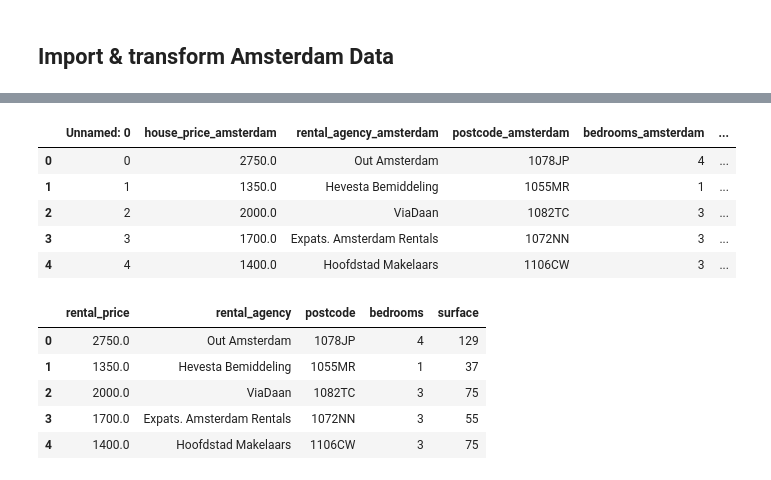
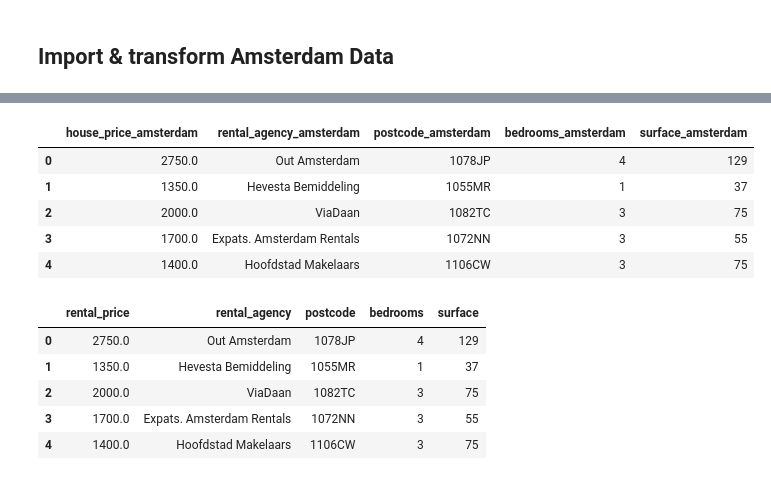
Before and after one commit to alinedintino/Project_2_Amsterdam_dataptams2020, a Jupyter notebook: your-project/Analysis_Rianne_clean.ipynb, the cells around one changed output, grey strips where cells are left out. Drawn from its saved outputs; the diff is of its cells as text; code cells hidden in the pictures.

```diff
--- a/your-project/Analysis_Rianne_clean.ipynb
+++ b/your-project/Analysis_Rianne_clean.ipynb
@@ -12,0 +11,4 @@ os.getcwd()
+# %%
+#'mysql+pymysql://[USER]:[PASSWORD]@localhost/[NAME DB]'
+engine = create_engine('mysql+pymysql://root:DataAnalytics2020!@localhost/Amsterdam_project')
+pd.read_sql_query('SHOW tables', engine)
@@ -13,15 +22,15 @@ os.getcwd()
+# %%
+adam = pd.read_sql_query('SELECT * FROM rental_ams', engine)
 # %%
-adam = pd.read_csv('..\\data\\rental_data_amsterdam_final.csv')
-
 #Inspect data
 adam.head()
 # %% [output]
-|  | Unnamed: 0 | house_price_amsterdam | rental_agency_amsterdam | postcode_amsterdam | bedrooms_amsterdam | ... |
-| 0 | 0 | 2750.0 | Out Amsterdam | 1078JP | 4 | ... |
-| 1 | 1 | 1350.0 | Hevesta Bemiddeling | 1055MR | 1 | ... |
-| 2 | 2 | 2000.0 | ViaDaan | 1082TC | 3 | ... |
-| 3 | 3 | 1700.0 | Expats. Amsterdam Rentals | 1072NN | 3 | ... |
-| 4 | 4 | 1400.0 | Hoofdstad Makelaars | 1106CW | 3 | ... |
+|  | house_price_amsterdam | rental_agency_amsterdam | postcode_amsterdam | bedrooms_amsterdam | surface_amsterdam |
+| 0 | 2750.0 | Out Amsterdam | 1078JP | 4 | 129 |
+| 1 | 1350.0 | Hevesta Bemiddeling | 1055MR | 1 | 37 |
+| 2 | 2000.0 | ViaDaan | 1082TC | 3 | 75 |
+| 3 | 1700.0 | Expats. Amsterdam Rentals | 1072NN | 3 | 55 |
+| 4 | 1400.0 | Hoofdstad Makelaars | 1106CW | 3 | 75 |
 # %%
 #Transform columns
 adam = adam.rename(columns={"house_price_amsterdam": "rental_price", "rental_agency_amsterdam": "rental_agency", "postcode_amsterdam": "postcode", "bedrooms_amsterdam": "bedrooms", "surface_amsterdam": "surface"})
```
Also changed, not shown: parts of 14 cells of this notebook.
